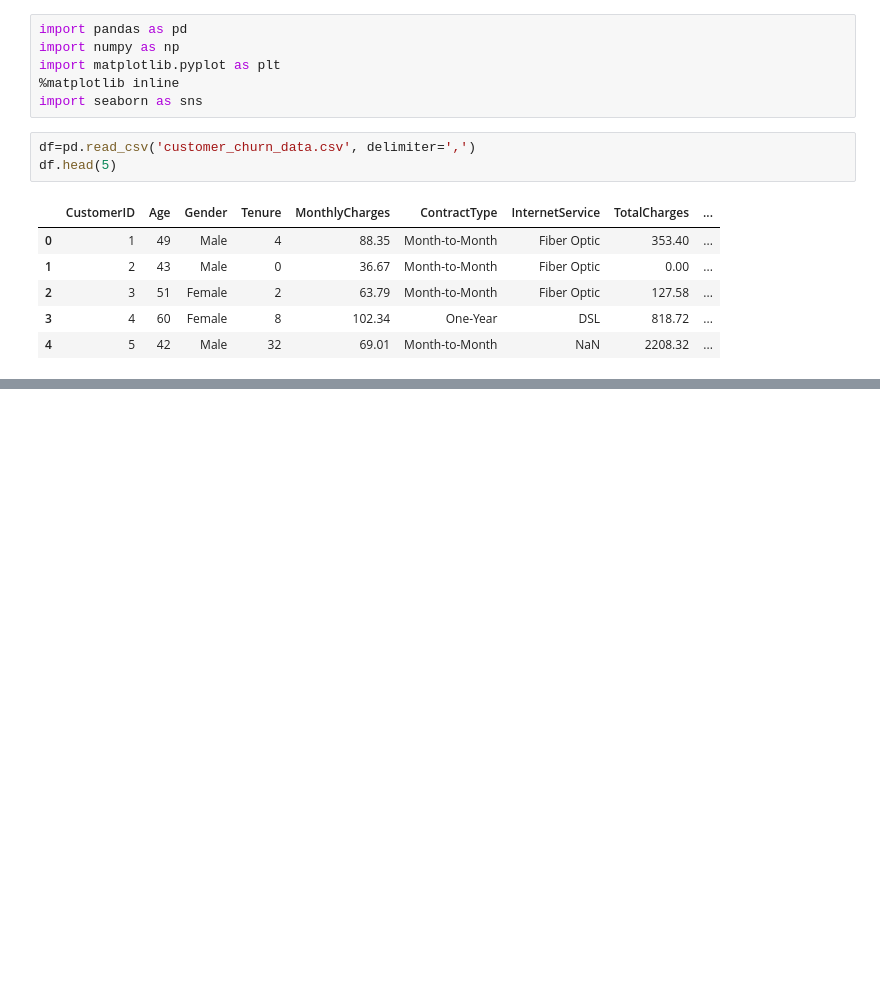
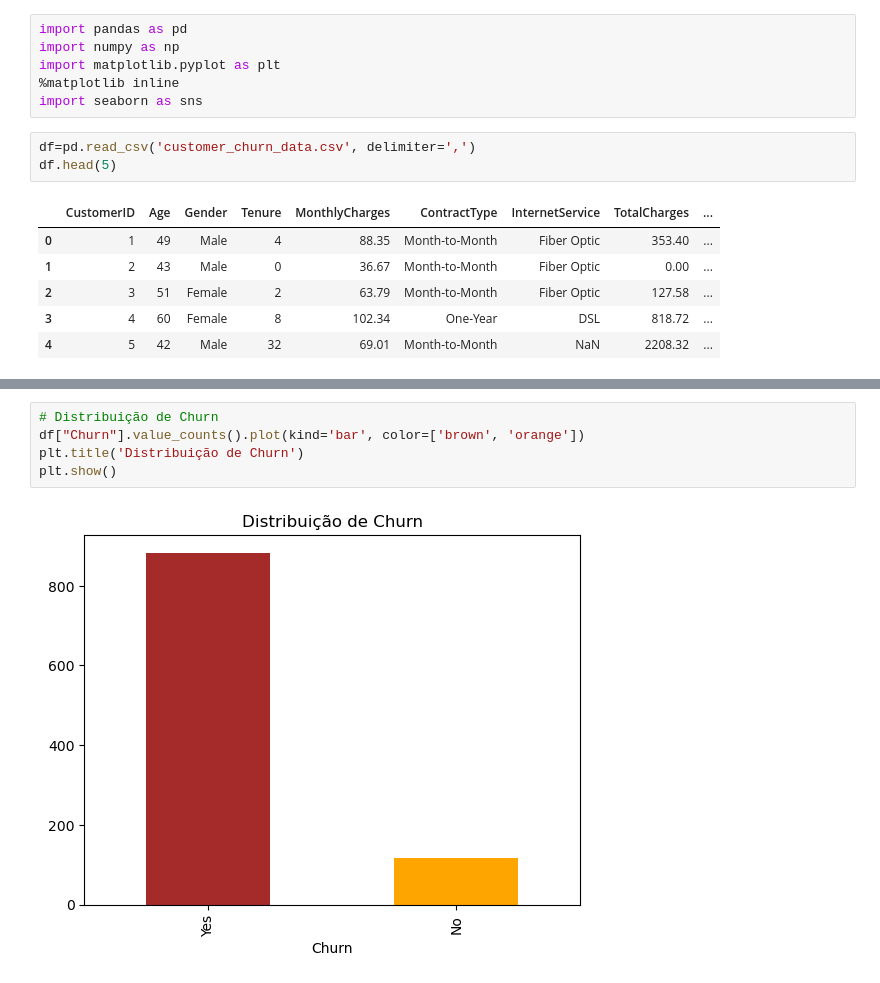
Before and after one commit to FurtunatoTitoDev/Churn-Prediction, a Jupyter notebook: index.ipynb, the cells around one changed output, grey strips where cells are left out. Cells and saved outputs as stored; diff of their text form; blank space fills up the shorter version.

```diff
--- a/index.ipynb
+++ b/index.ipynb
@@ -16,0 +124,7 @@ df.head(5)
+# %%
+# Distribuição de Churn
+df["Churn"].value_counts().plot(kind='bar', color=['brown', 'orange'])
+plt.title('Distribuição de Churn')
+plt.show()
+# %% [output]
+[figure, added]
```
Also changed, not shown: parts of 31 cells of this notebook.
